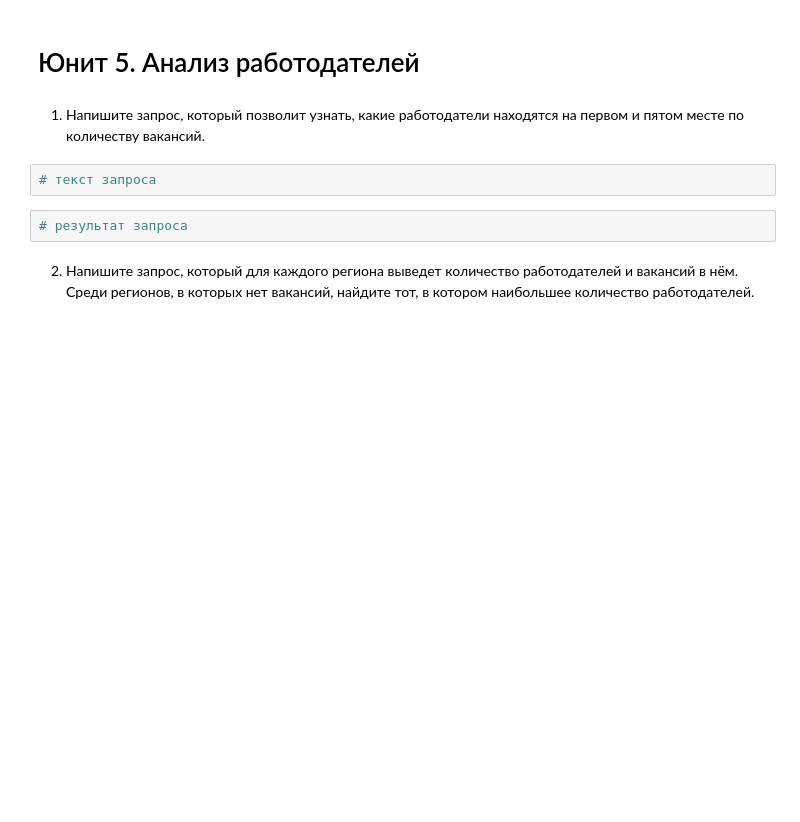
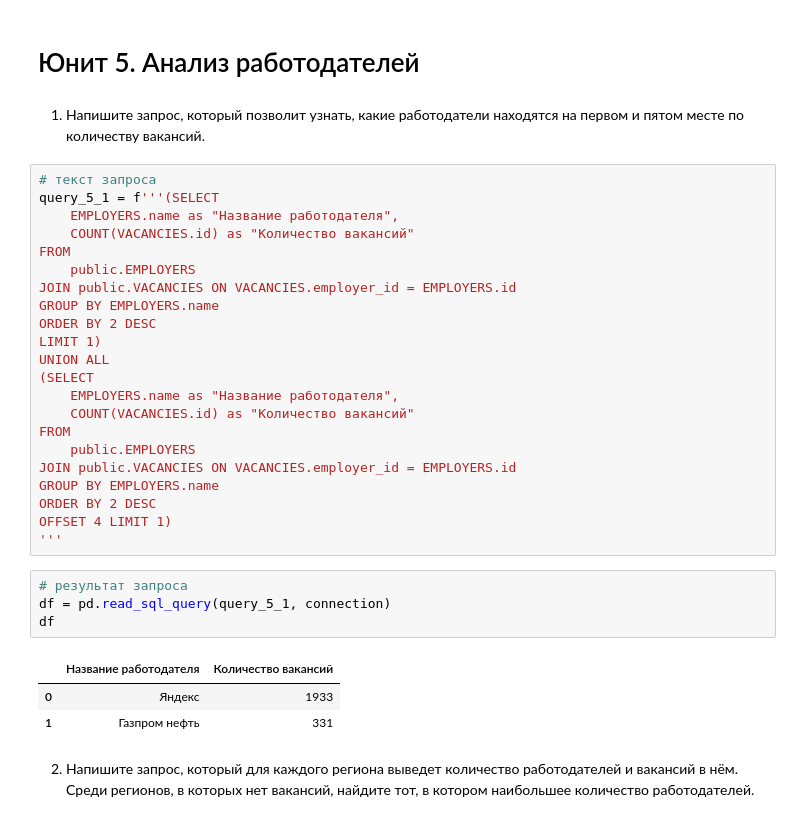
Before and after one commit to Balzhir/sf_game_v2_08.2022, a Jupyter notebook: my_Skillfactory_course/PROJECT-2. Анализ вакансий из HH/Project_2_Ноутбук_шаблон.ipynb, the cells around one changed output. Saved outputs shown, nothing was run; the diff lists cells and outputs as text; blank space fills up the shorter version.

```diff
--- a/my_Skillfactory_course/PROJECT-2. Анализ вакансий из HH/Project_2_Ноутбук_шаблон.ipynb
+++ b/my_Skillfactory_course/PROJECT-2. Анализ вакансий из HH/Project_2_Ноутбук_шаблон.ipynb
@@ -143,8 +206,34 @@ df
 1. Напишите запрос, который позволит узнать, какие работодатели находятся на первом и пятом месте по количеству вакансий.
 # %%
 # текст запроса
+query_5_1 = f'''(SELECT
+    EMPLOYERS.name as "Название работодателя",
+    COUNT(VACANCIES.id) as "Количество вакансий"
+FROM
+    public.EMPLOYERS
+JOIN public.VACANCIES ON VACANCIES.employer_id = EMPLOYERS.id
+GROUP BY EMPLOYERS.name
+ORDER BY 2 DESC
+LIMIT 1)
+UNION ALL
+(SELECT
+    EMPLOYERS.name as "Название работодателя",
+    COUNT(VACANCIES.id) as "Количество вакансий"
+FROM
+    public.EMPLOYERS
+JOIN public.VACANCIES ON VACANCIES.employer_id = EMPLOYERS.id
+GROUP BY EMPLOYERS.name
+ORDER BY 2 DESC
+OFFSET 4 LIMIT 1)
+'''
 # %%
 # результат запроса
+df = pd.read_sql_query(query_5_1, connection)
+df
+# %% [output]
+|  | Название работодателя | Количество вакансий |
+| 0 | Яндекс | 1933 |
+| 1 | Газпром нефть | 331 |
 # %% [markdown]
 2. Напишите запрос, который для каждого региона выведет количество работодателей и вакансий в нём.
 Среди регионов, в которых нет вакансий, найдите тот, в котором наибольшее количество работодателей.
```
Also changed, not shown: parts of 21 cells of this notebook.
